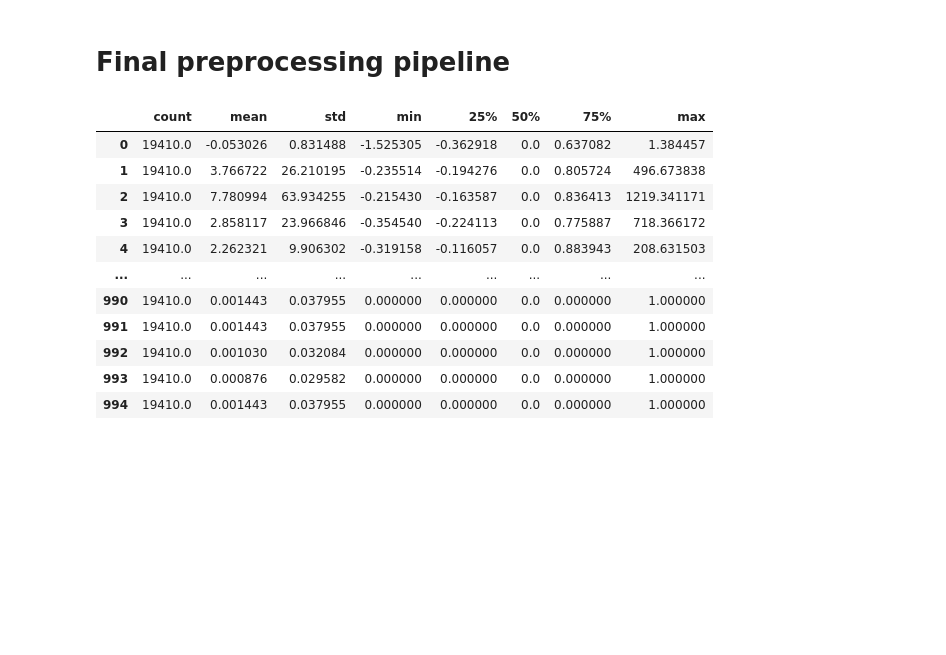
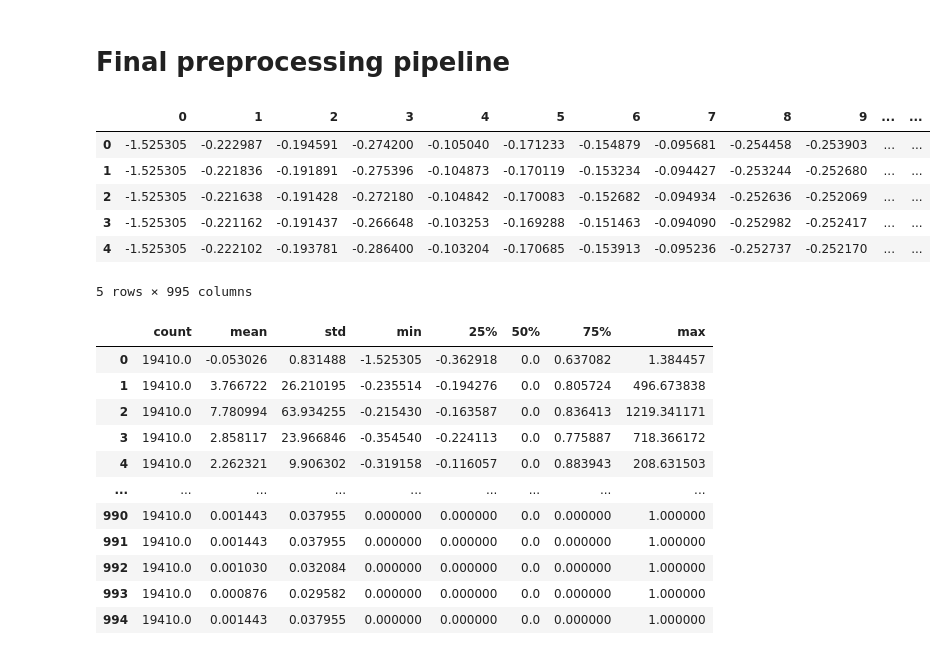
Before and after one commit to cnance09/Small-Cap-Scout, a Jupyter notebook: notebooks/Notebook_EG_day_3_baseline_preprocessing.ipynb, the cells around one changed output. Drawn from its saved outputs; the diff is of its cells as text; code cells hidden in the pictures; blank space fills up the shorter version.

```diff
--- a/notebooks/Notebook_EG_day_3_baseline_preprocessing.ipynb
+++ b/notebooks/Notebook_EG_day_3_baseline_preprocessing.ipynb
@@ -210,6 +210,16 @@ X_train_processed_df = pd.DataFrame(X_train_processed)
 X_test_processed_df = pd.DataFrame(X_test_processed)
 
 # BAM! You'd use X_train_processed and X_test_processed to feed into your models.
+# %%
+X_train_processed_df.head()
+# %% [output]
+|  | 0 | 1 | 2 | 3 | 4 | 5 | 6 | 7 | 8 | 9 | ... | ... |
+| 0 | -1.525305 | -0.222987 | -0.194591 | -0.274200 | -0.105040 | -0.171233 | -0.154879 | -0.095681 | -0.254458 | -0.253903 | ... | ... |
+| 1 | -1.525305 | -0.221836 | -0.191891 | -0.275396 | -0.104873 | -0.170119 | -0.153234 | -0.094427 | -0.253244 | -0.252680 | ... | ... |
+| 2 | -1.525305 | -0.221638 | -0.191428 | -0.272180 | -0.104842 | -0.170083 | -0.152682 | -0.094934 | -0.252636 | -0.252069 | ... | ... |
+| 3 | -1.525305 | -0.221162 | -0.191437 | -0.266648 | -0.103253 | -0.169288 | -0.151463 | -0.094090 | -0.252982 | -0.252417 | ... | ... |
+| 4 | -1.525305 | -0.222102 | -0.193781 | -0.286400 | -0.103204 | -0.170685 | -0.153913 | -0.095236 | -0.252737 | -0.252170 | ... | ... |
+5 rows × 995 columns
 # %%
 X_train_processed_df.describe().T
 # %% [output]
```
Also changed, not shown: 2 other files.
